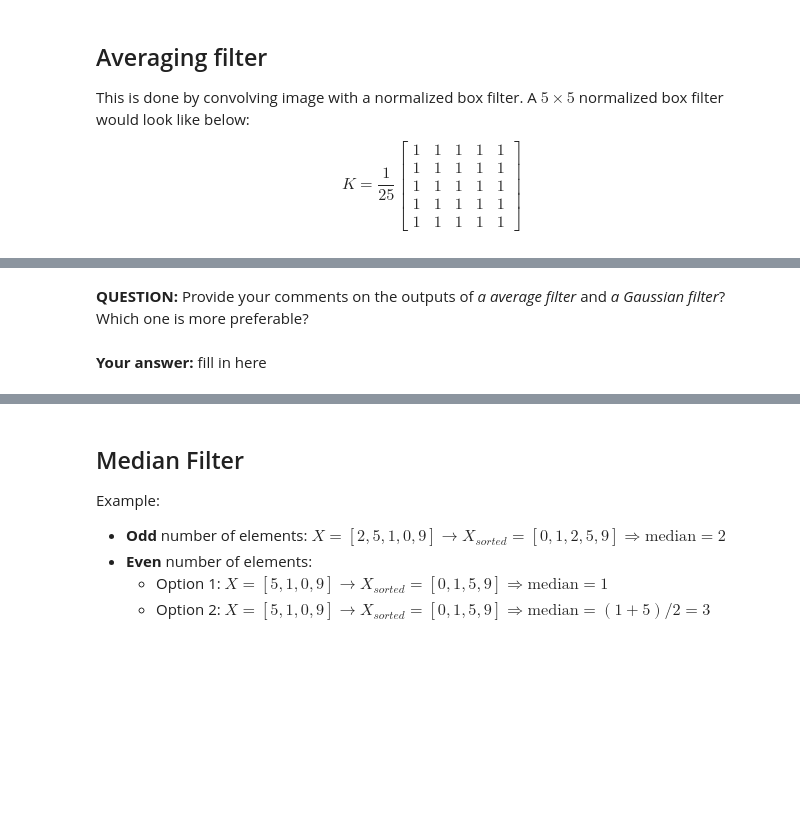
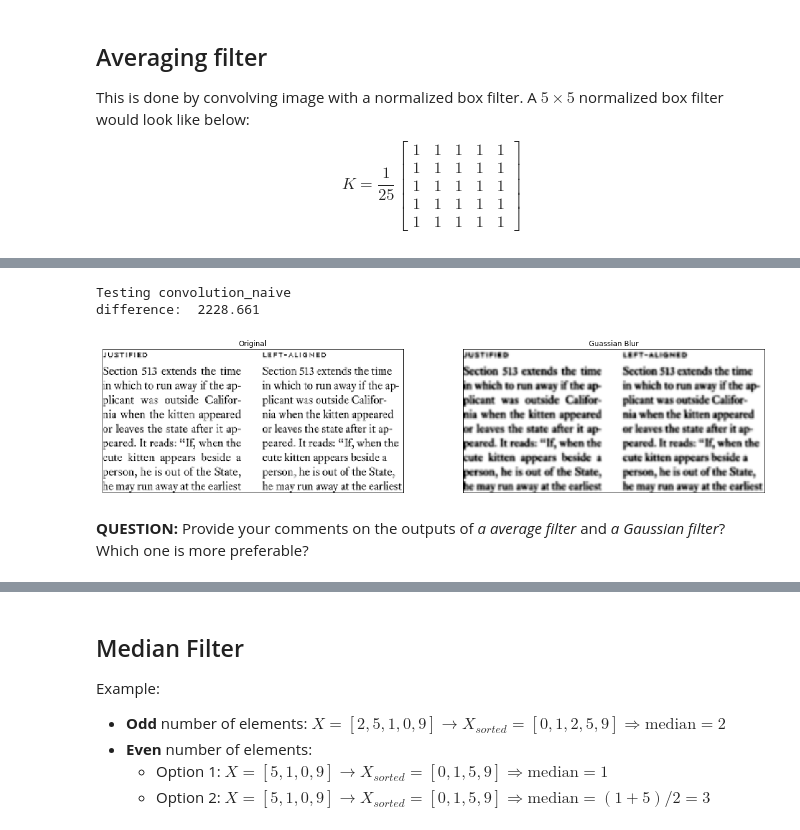
Before and after one commit to IC088/Computer-Vision-2020, a Jupyter notebook: PSET1/Lab1-Week1/OpenCV.ipynb, the cells around one changed output, grey strips where cells are left out. Cells and saved outputs as stored; diff of their text form; code cells hidden in the pictures; blank space fills up the shorter version.

```diff
--- a/PSET1/Lab1-Week1/OpenCV.ipynb
+++ b/PSET1/Lab1-Week1/OpenCV.ipynb
@@ -463,35 +465,37 @@ img = cv2.imread('imgs/text.png', 1).astype(np.float32)/255.0
 img = cv2.cvtColor(img, cv2.COLOR_BGR2GRAY)
 
 gaussian_kernel_XY = np.zeros((5,5), np.float32)
 ################################################################################
 # TODO: Create a 5x5 kernel, 'gaussian_kernel_XY', which approximates the
 # Gaussian function with sigma=1.
 # Hint: + You should NOT munually create the kernel.
 #       + Use the 'cv2.getGaussianKernel' function to create 1D Guassian kernel.
 #       + Use the associative property of convolution to create 2D Gaussian. A
 # useful reference: https://blogs.mathworks.com/steve/2006/10/04/separable-convolution/
 ################################################################################
-pass
+gaussian_kernel_XY = cv2.getGaussianKernel(5, sigma=1)
 ################################################################################
 #                                 END OF YOUR CODE                             #
 ################################################################################
 blur_2dfilter = cv2.filter2D(img,-1,gaussian_kernel_XY)
 
 # The above codes can be replaced by the following code line.
 blur = cv2.GaussianBlur(img,(5,5),1)
 
 # Check your output; difference should be around 4e-3
 print('Testing convolution_naive')
 print('difference: ', rel_error(blur_2dfilter, blur))
 
 # Visualize the output image
 plt.figure(figsize=(20,10))
 plt.subplot(121),plt.imshow(img, cmap='gray'),
 plt.title('Original'),plt.xticks([]), plt.yticks([])
 plt.subplot(122),plt.imshow(blur, cmap='gray'),
 plt.title('Guassian Blur'),plt.xticks([]), plt.yticks([])
 plt.show()
+# %% [output]
+Testing convolution_naive
+difference:  2228.661
+[figure, added]
 # %% [markdown]
 **QUESTION:** Provide your comments on the outputs of *a average filter* and *a Gaussian filter*? Which one is more preferable?
-# %% [markdown]
-**Your answer:** fill in here
```
Also changed, not shown: parts of 13 cells of this notebook.
